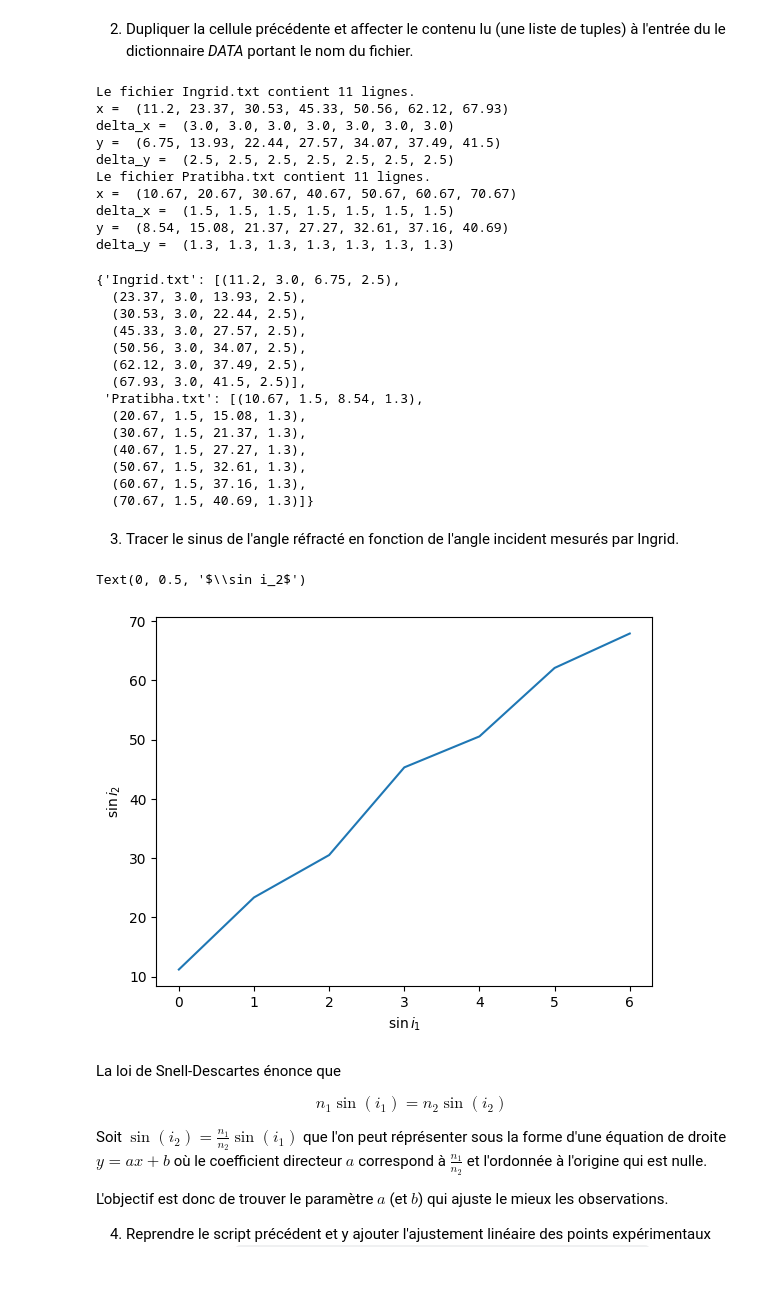
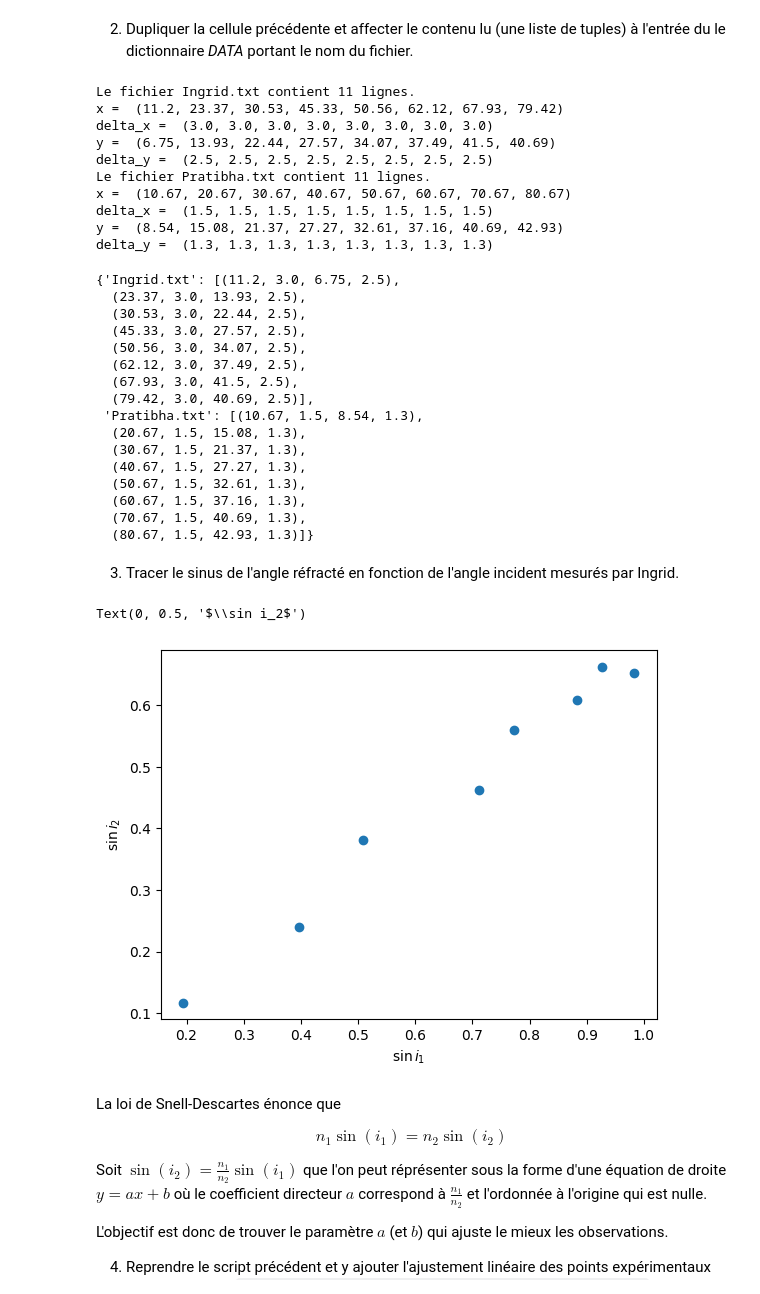
Before and after one commit to Paol06/S4_python_phys, a Jupyter notebook: PH461/TD/TD3/TD3_partie1.ipynb, the cells around one changed output. Cells and saved outputs as stored; diff of their text form; code cells hidden in the pictures.

```diff
--- a/PH461/TD/TD3/TD3_partie1.ipynb
+++ b/PH461/TD/TD3/TD3_partie1.ipynb
@@ -46,7 +46,7 @@ for nom_du_fichier in filenames:
     print (f'Le fichier {nom_du_fichier} contient {len (lignes):d} lignes.')
 
     data = []
-    for i in range (2, 9):
+    for i in range (2, 10):
         ligne = lignes [i].replace (' ', '').split (',')
         x, delta_x, y, delta_y = float (ligne [0]), float (ligne [1]), float (ligne [2]), float (ligne [3])
         data.append ((x, delta_x, y, delta_y))
@@ -60,15 +60,15 @@ for nom_du_fichier in filenames:
     print ('delta_y = ', delta_yp)
 # %% [output]
 Le fichier Ingrid.txt contient 11 lignes.
-x =  (11.2, 23.37, 30.53, 45.33, 50.56, 62.12, 67.93)
-delta_x =  (3.0, 3.0, 3.0, 3.0, 3.0, 3.0, 3.0)
-y =  (6.75, 13.93, 22.44, 27.57, 34.07, 37.49, 41.5)
-delta_y =  (2.5, 2.5, 2.5, 2.5, 2.5, 2.5, 2.5)
+x =  (11.2, 23.37, 30.53, 45.33, 50.56, 62.12, 67.93, 79.42)
+delta_x =  (3.0, 3.0, 3.0, 3.0, 3.0, 3.0, 3.0, 3.0)
+y =  (6.75, 13.93, 22.44, 27.57, 34.07, 37.49, 41.5, 40.69)
+delta_y =  (2.5, 2.5, 2.5, 2.5, 2.5, 2.5, 2.5, 2.5)
 Le fichier Pratibha.txt contient 11 lignes.
-x =  (10.67, 20.67, 30.67, 40.67, 50.67, 60.67, 70.67)
-delta_x =  (1.5, 1.5, 1.5, 1.5, 1.5, 1.5, 1.5)
-y =  (8.54, 15.08, 21.37, 27.27, 32.61, 37.16, 40.69)
-delta_y =  (1.3, 1.3, 1.3, 1.3, 1.3, 1.3, 1.3)
+x =  (10.67, 20.67, 30.67, 40.67, 50.67, 60.67, 70.67, 80.67)
+delta_x =  (1.5, 1.5, 1.5, 1.5, 1.5, 1.5, 1.5, 1.5)
+y =  (8.54, 15.08, 21.37, 27.27, 32.61, 37.16, 40.69, 42.93)
+delta_y =  (1.3, 1.3, 1.3, 1.3, 1.3, 1.3, 1.3, 1.3)
 # %%
 DATA
 # %% [output]
@@ -78,30 +78,33 @@ DATA
   (45.33, 3.0, 27.57, 2.5),
   (50.56, 3.0, 34.07, 2.5),
   (62.12, 3.0, 37.49, 2.5),
-  (67.93, 3.0, 41.5, 2.5)],
+  (67.93, 3.0, 41.5, 2.5),
+  (79.42, 3.0, 40.69, 2.5)],
  'Pratibha.txt': [(10.67, 1.5, 8.54, 1.3),
   (20.67, 1.5, 15.08, 1.3),
   (30.67, 1.5, 21.37, 1.3),
   (40.67, 1.5, 27.27, 1.3),
   (50.67, 1.5, 32.61, 1.3),
   (60.67, 1.5, 37.16, 1.3),
-  (70.67, 1.5, 40.69, 1.3)]}
+  (70.67, 1.5, 40.69, 1.3),
+  (80.67, 1.5, 42.93, 1.3)]}
 # %% [markdown]
 3. Tracer le sinus de l'angle réfracté en fonction de l'angle incident mesurés par Ingrid.
 # %%
 data = DATA ['Ingrid.txt']
 deg2rad = np.pi / 180
 xp, delta_xp, yp, delta_yp = tuple (zip (*data))
 fig, ax = plt.subplots ()
 
-ax.plot(xp)
+ax.plot(np.sin(np.array(xp) * deg2rad), np.sin(np.array(yp) * deg2rad), ls = '', marker = 'o')
+
 
 
 ax.set_xlabel (r'$\sin i_1$')
 ax.set_ylabel (r'$\sin i_2$')
 # %% [output]
 Text(0, 0.5, '$\\sin i_2$')
-[figure, old version]
+[figure, new version]
 # %% [markdown]
 La loi de Snell-Descartes énonce que
 
```
Also changed, not shown: parts of 6 cells of this notebook, 15 other files.
